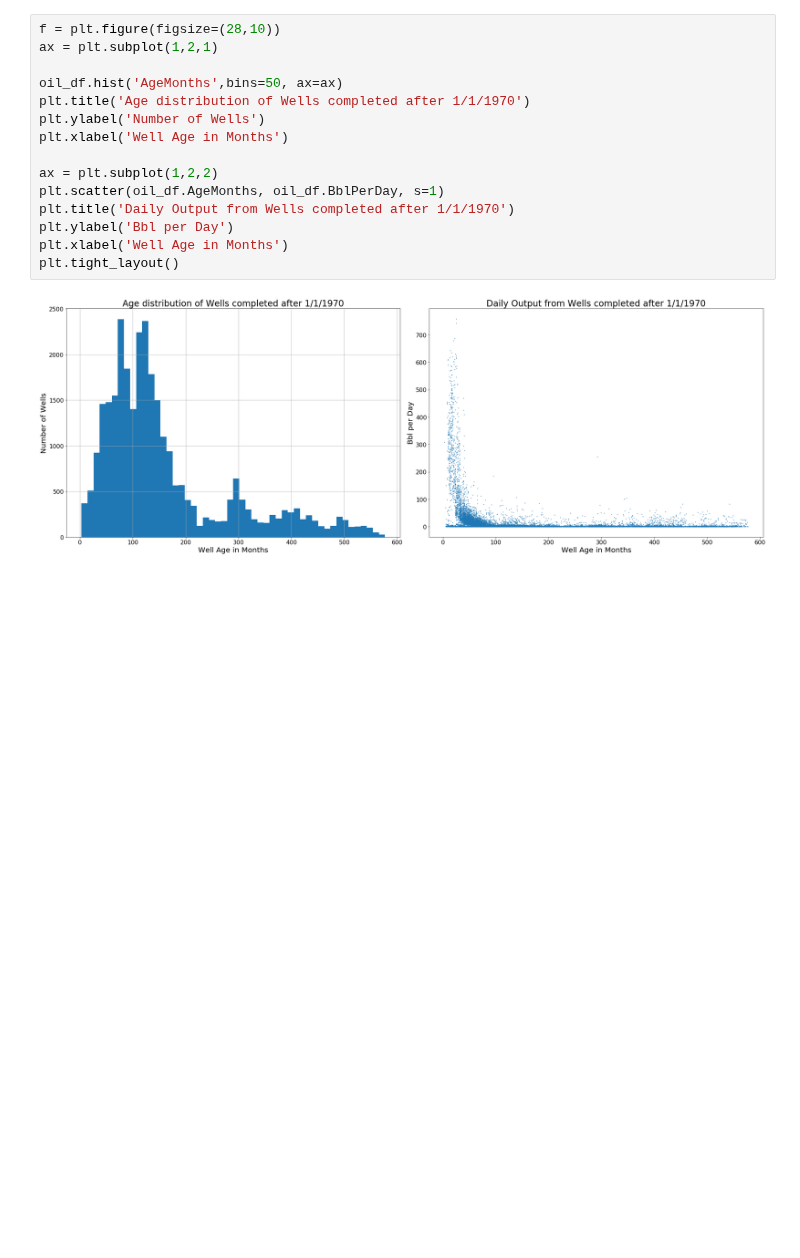
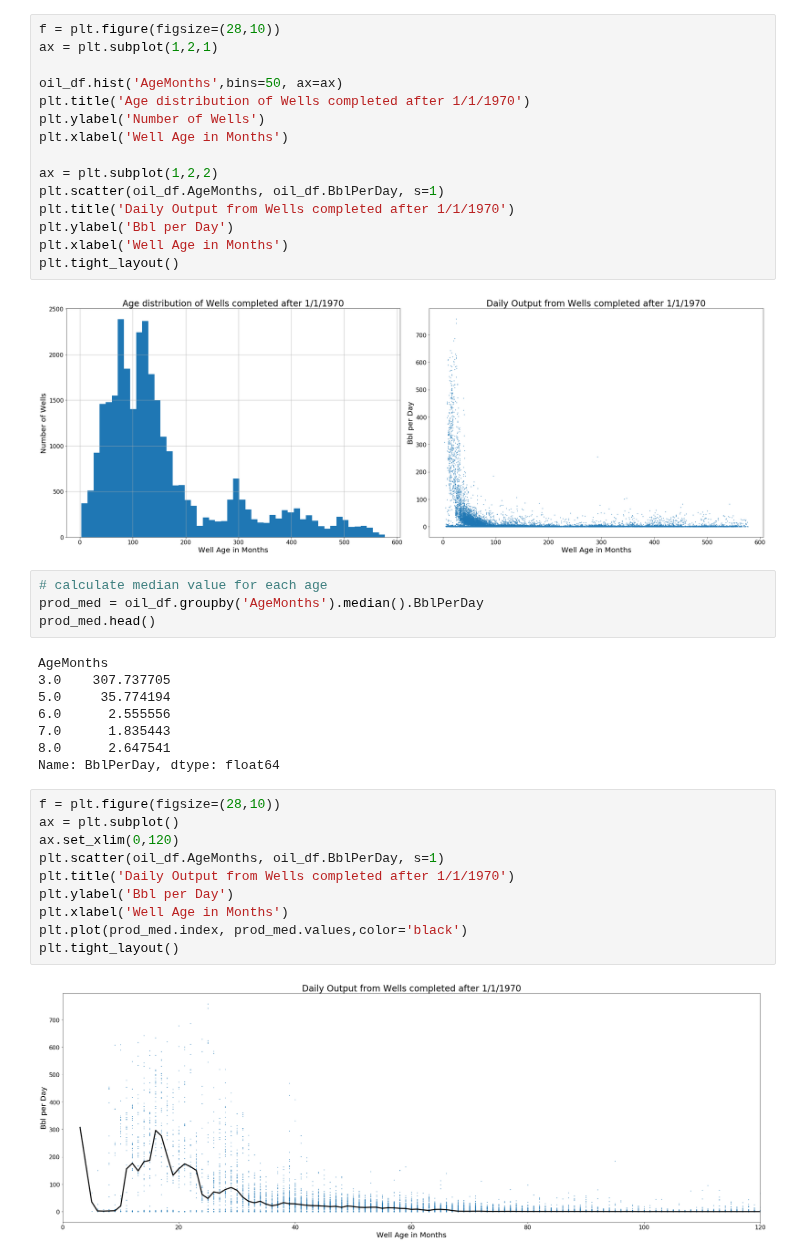
Before and after one commit to focods/geospatial, a Jupyter notebook: OilWellAge.ipynb, the cells around one changed output. Saved outputs shown, nothing was run; the diff lists cells and outputs as text; blank space fills up the shorter version.

```diff
--- a/OilWellAge.ipynb
+++ b/OilWellAge.ipynb
@@ -105,3 +105,27 @@ plt.xlabel('Well Age in Months')
 plt.tight_layout()
 # %% [output]
 [figure]
+# %%
+# calculate median value for each age
+prod_med = oil_df.groupby('AgeMonths').median().BblPerDay
+prod_med.head()
+# %% [output]
+AgeMonths
+3.0    307.737705
+5.0     35.774194
+6.0      2.555556
+7.0      1.835443
+8.0      2.647541
+Name: BblPerDay, dtype: float64
+# %%
+f = plt.figure(figsize=(28,10))
+ax = plt.subplot()
+ax.set_xlim(0,120)
+plt.scatter(oil_df.AgeMonths, oil_df.BblPerDay, s=1)
+plt.title('Daily Output from Wells completed after 1/1/1970')
+plt.ylabel('Bbl per Day')
+plt.xlabel('Well Age in Months')
+plt.plot(prod_med.index, prod_med.values,color='black')
+plt.tight_layout()
+# %% [output]
+[figure, added]
```
Also changed, not shown: parts of 1 cell of this notebook, 1 other file.
